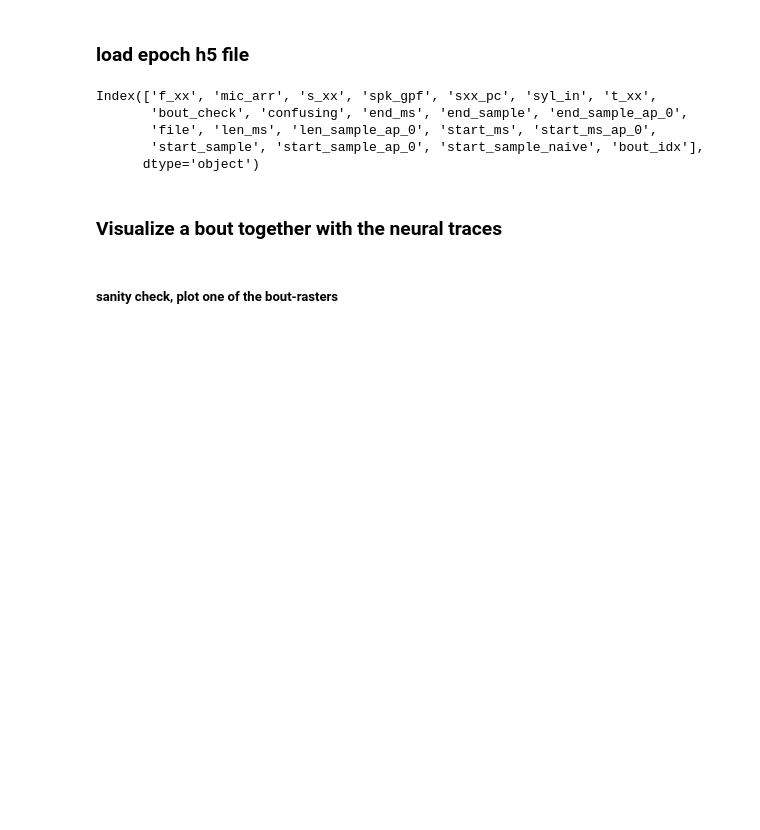
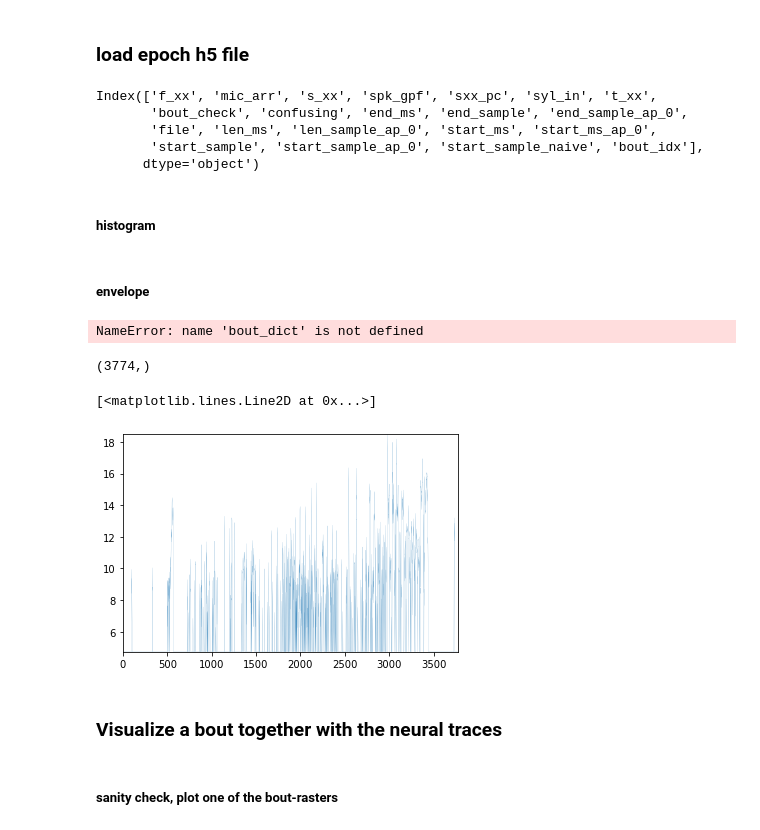
Before and after one commit to zekearneodo/ceciestunepipe, a Jupyter notebook: notebooks/pipeline/s_b1555_22/analysis_bout_gpfa-s_b1238_22-20220127_0654-pakhi.ipynb, the cells around one changed output. Cells and saved outputs as stored; diff of their text form; code cells hidden in the pictures; blank space fills up the shorter version.

```diff
--- a/notebooks/pipeline/s_b1555_22/analysis_bout_gpfa-s_b1238_22-20220127_0654-pakhi.ipynb
+++ b/notebooks/pipeline/s_b1555_22/analysis_bout_gpfa-s_b1238_22-20220127_0654-pakhi.ipynb
@@ -200,6 +200,37 @@ bout_df.reset_index(inplace=True)
 # bout_data_dict.update(bout_attr_dict)
 # bout_series = pd.Series(bout_data_dict)
 # bout_df = pd.DataFrame(bout_series, )
+# %% [markdown]
+##### histogram
+# %%
+bin_ms = 15
+bin_sample_ap = int(bin_ms*0.001*bout_dict['s_f_ap_0'])
+bout_df['spk_bin_arr'] = bout_df['spk_arr'].apply(lambda z: np.nan_to_num(pu.coarse(z, bin_sample_ap)))
+# %% [markdown]
+##### envelope
+# %%
+bin_ms = 15
+bin_sample_wav = int(bin_ms*0.001*bout_dict['s_f_ap_0'])
+
+bout_df['s_xx_env'] = bout_df['s_xx'].apply(lambda z: np.nansum(z, axis=0))
+bout_df['env_bin'] = bout_df['s_xx_env'].apply(lambda z: np.nan_to_num(pu.coarse(z, bin_ms)))
+bout_df['env_log'] = bout_df['env_bin'].apply(lambda z: np.log(z))
+#bout_df['env_bin'] = bout_df['mic_arr'].apply(lambda z: np.nan_to_num(pu.coarse(z, bin_sample_wav)))
+
+#bout_df['sxx_env'] = bout_df['s_xx'].apply(lambda z: np.nan_to_num(pu.coarse(np.nansum(z, axis=0), bin_sample_wav)))
+#bout_df['sxx_env'] = bout_df['sxx_bin'].apply(lambda z: np.nansum(z, axis=0))
+# %% [output]
+NameError: name 'bout_dict' is not defined
+# %%
+bout_series = bout_df.iloc[0]
+bout_series['env_bin'].shape
+# %% [output]
+(3774,)
+# %%
+plt.plot((bout_series['env_log']))
+# %% [output]
+[<matplotlib.lines.Line2D at 0x...>]
+[figure, added]
 # %% [markdown]
 ### Visualize a bout together with the neural traces
 # %%
```
Also changed, not shown: 37 other files.
